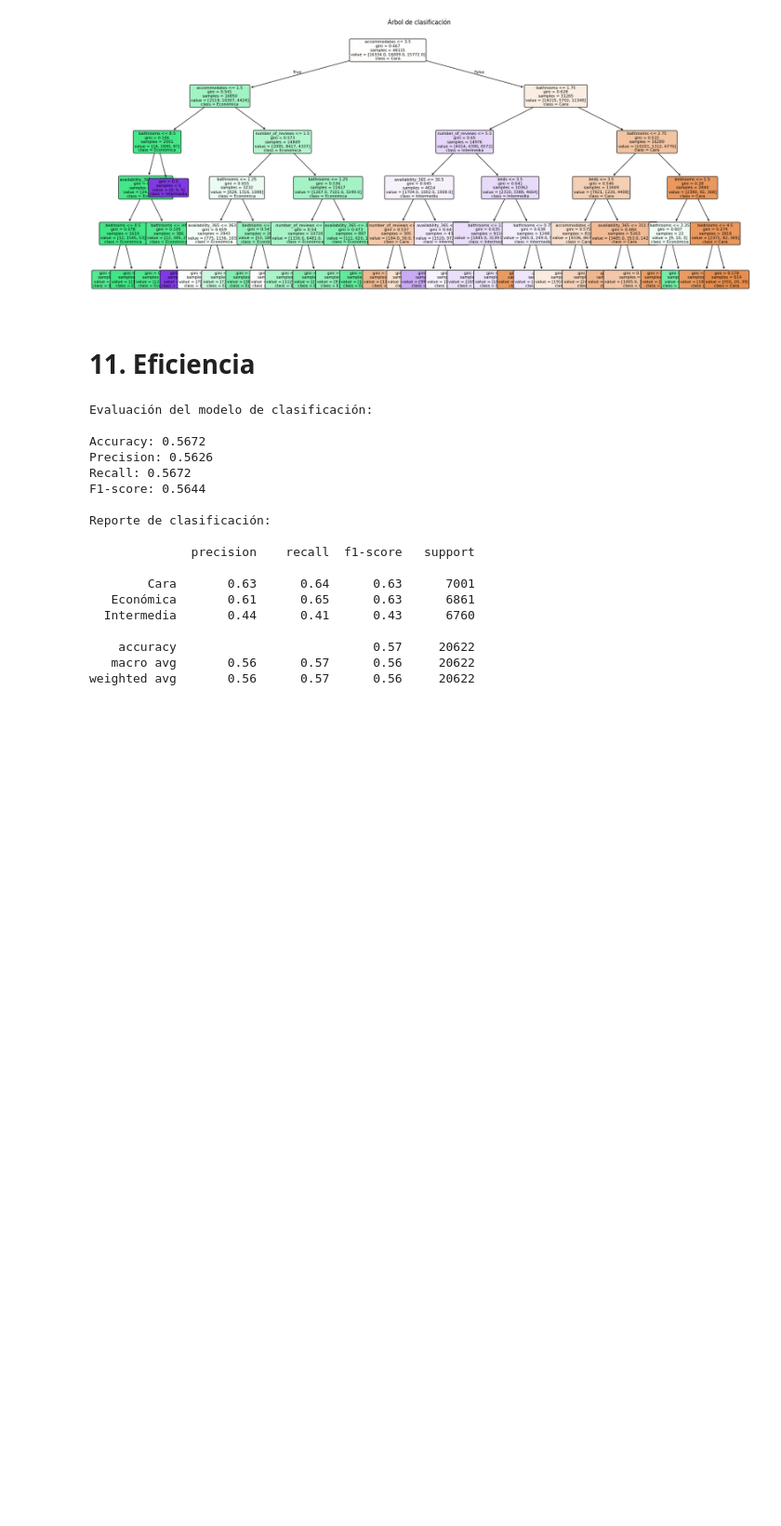
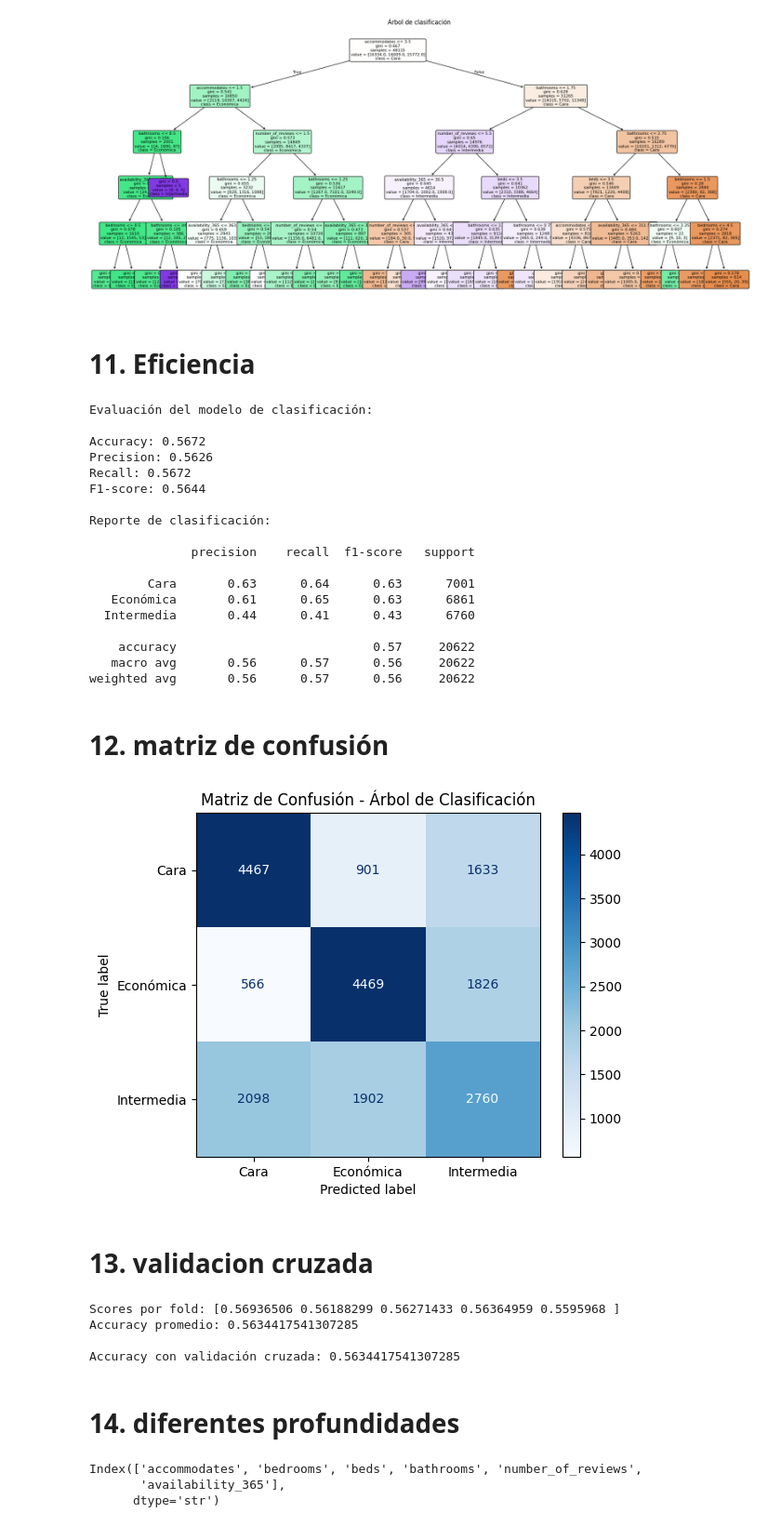
Before and after one commit to belennmm/MD_Lab4_Arboles, a Jupyter notebook: Notebooks/arboles.ipynb, the cells around one changed output. Shown at 93% size. Drawn from its saved outputs; the diff is of its cells as text; code cells hidden in the pictures; blank space fills up the shorter version.

```diff
--- a/Notebooks/arboles.ipynb
+++ b/Notebooks/arboles.ipynb
@@ -1210,3 +1212,40 @@ Reporte de clasificación:
     accuracy                           0.57     20622
    macro avg       0.56      0.57      0.56     20622
 weighted avg       0.56      0.57      0.56     20622
+# %% [markdown]
+# 12. matriz de confusión
+# %%
+cm = confusion_matrix(y_test_clf, y_pred_clf)
+
+disp = ConfusionMatrixDisplay(confusion_matrix=cm, display_labels=modelo_clf.classes_)
+disp.plot(cmap='Blues')
+plt.title("Matriz de Confusión - Árbol de Clasificación")
+plt.show()
+# %% [output]
+[figure, added]
+# %% [markdown]
+# 13. validacion cruzada
+# %%
+scores = cross_val_score(modelo_clf, X_train_clf, y_train_clf, cv=5, scoring='accuracy')
+
+print("Scores por fold:", scores)
+print("Accuracy promedio:", scores.mean())
+
+y_pred_cv = cross_val_predict(modelo_clf, X_train_clf, y_train_clf, cv=5)
+
+acc_cv = accuracy_score(y_train_clf, y_pred_cv)
+
+print("\nAccuracy con validación cruzada:", acc_cv)
+# %% [output]
+Scores por fold: [0.56936506 0.56188299 0.56271433 0.56364959 0.5595968 ]
+Accuracy promedio: 0.5634417541307285
+
+Accuracy con validación cruzada: 0.5634417541307285
+# %% [markdown]
+# 14. diferentes profundidades
+# %%
+print(X_train_clf.columns)
+# %% [output]
+Index(['accommodates', 'bedrooms', 'beds', 'bathrooms', 'number_of_reviews',
+       'availability_365'],
+      dtype='str')
```
Also changed, not shown: parts of 2 cells of this notebook.
